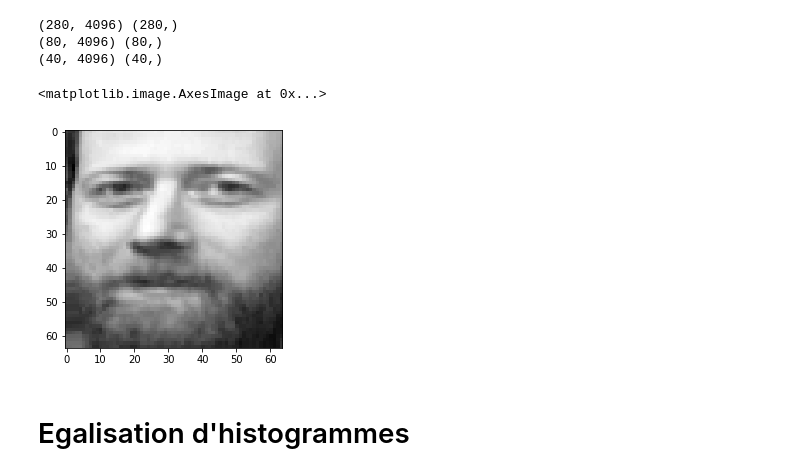
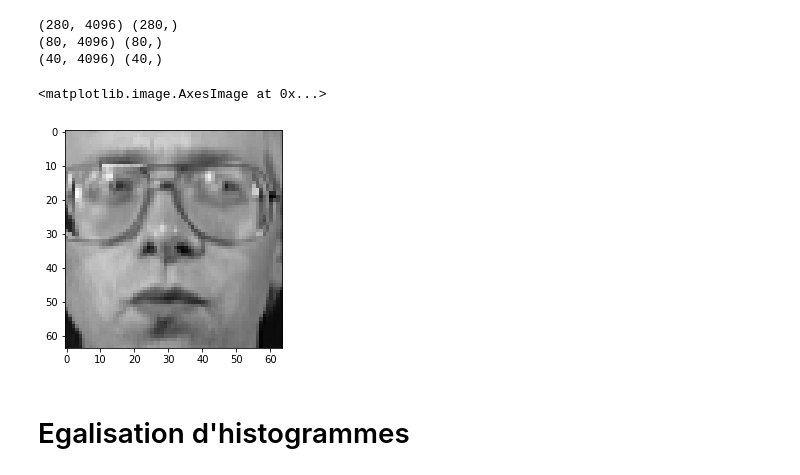
Before and after one commit to jjdr1/projet-epitech, a Jupyter notebook: notebooks/analyse_exploratoire_et_models.ipynb, the cells around one changed output. Saved outputs shown, nothing was run; the diff lists cells and outputs as text; code cells hidden in the pictures.

```diff
--- a/notebooks/analyse_exploratoire_et_models.ipynb
+++ b/notebooks/analyse_exploratoire_et_models.ipynb
@@ -94,9 +94,10 @@ print(X_test.shape, y_test.shape)
 # %%
 import matplotlib.pyplot as plt
 plt.imshow(X_train_valid[4].reshape(-1, 64), cmap="gray")
+plt.imshow(X_test[27].reshape(-1, 64), cmap="gray")
 # %% [output]
 <matplotlib.image.AxesImage at 0x...>
-[figure, old version]
+[figure, new version]
 # %% [markdown]
 # Egalisation d'histogrammes
 # %%
```
Also changed, not shown: parts of 5 cells of this notebook, 12 other files.
